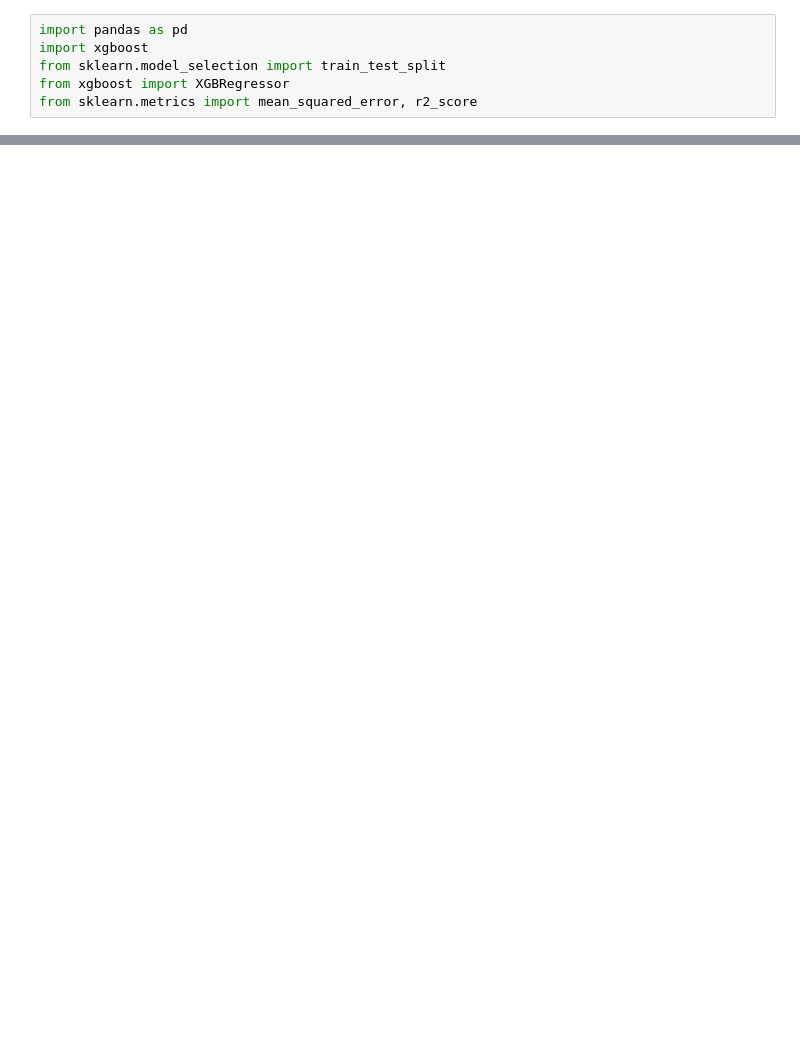
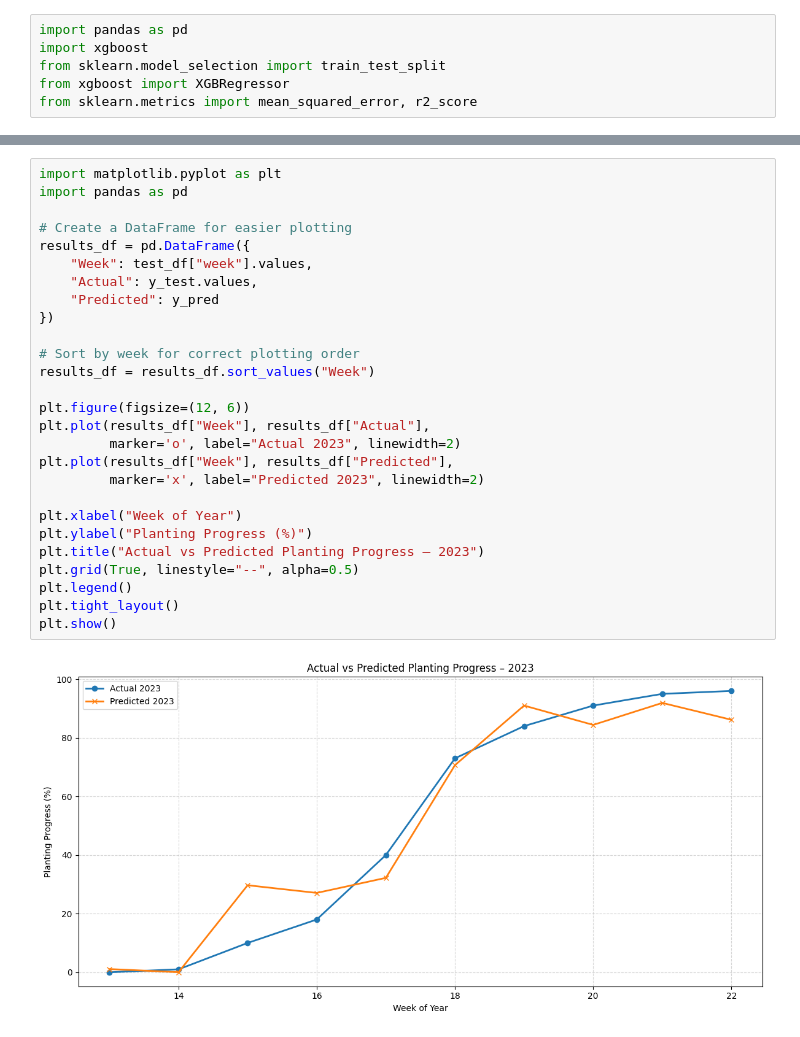
Before and after one commit to MubarizKhan/corn-planting-harvesting-optimization, a Jupyter notebook: src/forecasting/forecasting_.ipynb, the cells around one changed output, grey strips where cells are left out. Drawn from its saved outputs; the diff is of its cells as text; blank space fills up the shorter version.

```diff
--- a/src/forecasting/forecasting_.ipynb
+++ b/src/forecasting/forecasting_.ipynb
@@ -240,0 +272,29 @@ mse, r2
+# %%
+import matplotlib.pyplot as plt
+import pandas as pd
+
+# Create a DataFrame for easier plotting
+results_df = pd.DataFrame({
+    "Week": test_df["week"].values,
+    "Actual": y_test.values,
+    "Predicted": y_pred
+})
+
+# Sort by week for correct plotting order
+results_df = results_df.sort_values("Week")
+
+plt.figure(figsize=(12, 6))
+plt.plot(results_df["Week"], results_df["Actual"],
+         marker='o', label="Actual 2023", linewidth=2)
+plt.plot(results_df["Week"], results_df["Predicted"],
+         marker='x', label="Predicted 2023", linewidth=2)
+
+plt.xlabel("Week of Year")
+plt.ylabel("Planting Progress (%)")
+plt.title("Actual vs Predicted Planting Progress – 2023")
+plt.grid(True, linestyle="--", alpha=0.5)
+plt.legend()
+plt.tight_layout()
+plt.show()
+# %% [output]
+[figure, added]
```
Also changed, not shown: parts of 40 cells of this notebook, 4 other files.
